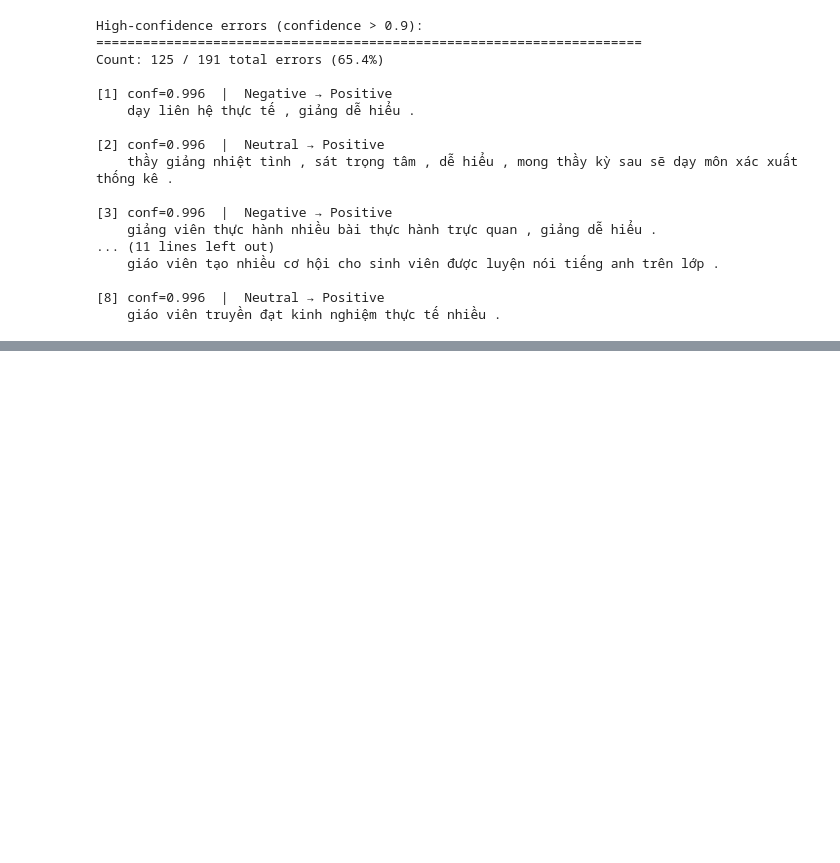
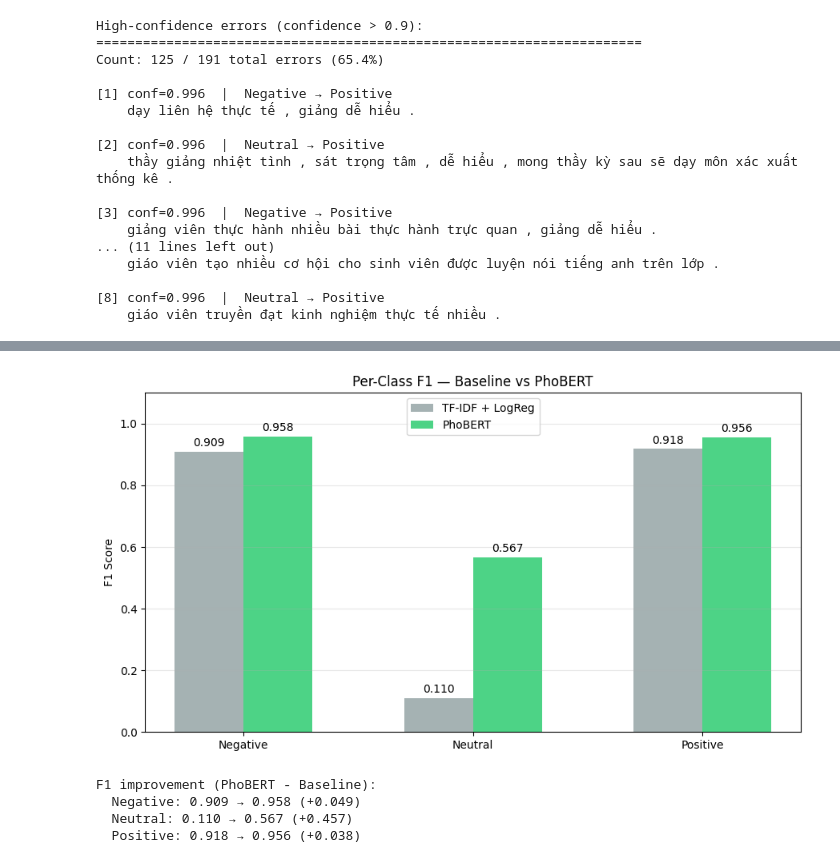
Before and after one commit to nguyenxuanha20210301/phobert-sentiment-analysis, a Jupyter notebook: notebooks/03_error_analysis.ipynb, the cells around one changed output, grey strips where cells are left out. Cells and saved outputs as stored; diff of their text form; code cells hidden in the pictures; blank space fills up the shorter version.

```diff
--- a/notebooks/03_error_analysis.ipynb
+++ b/notebooks/03_error_analysis.ipynb
@@ -371,0 +436,44 @@ Count: 125 / 191 total errors (65.4%)
+# %%
+# ============================================================
+# Per-class F1 comparison — shows where PhoBERT improved most
+# ============================================================
+from sklearn.metrics import f1_score as f1_per_class
+
+baseline_f1_per_class = f1_per_class(test_df['sentiment'], test_df['baseline_pred'], average=None)
+phobert_f1_per_class = f1_per_class(test_df['sentiment'], test_df['phobert_pred'], average=None)
+
+fig, ax = plt.subplots(figsize=(9, 5))
+x = np.arange(NUM_CLASSES)
+w = 0.3
+
+bars1 = ax.bar(x - w/2, baseline_f1_per_class, w, label='TF-IDF + LogReg', color='#95a5a6', alpha=0.85)
+bars2 = ax.bar(x + w/2, phobert_f1_per_class, w, label='PhoBERT', color='#2ecc71', alpha=0.85)
+
+for bars in [bars1, bars2]:
+    for bar in bars:
+        ax.text(bar.get_x() + bar.get_width()/2, bar.get_height() + 0.01,
+                f"{bar.get_height():.3f}", ha='center', va='bottom', fontsize=10)
+
+ax.set_xticks(x)
+ax.set_xticklabels(LABEL_NAMES)
+ax.set_ylabel('F1 Score')
+ax.set_title('Per-Class F1 — Baseline vs PhoBERT')
+ax.set_ylim(0, 1.1)
+ax.legend()
+ax.grid(axis='y', alpha=0.3)
+
+plt.tight_layout()
+plt.savefig(f'{BASE_DIR}/model_comparison_per_class.png', dpi=150, bbox_inches='tight')
+plt.show()
+
+# Show improvement
+print("\nF1 improvement (PhoBERT - Baseline):")
+for i, label in enumerate(LABEL_NAMES):
+    diff = phobert_f1_per_class[i] - baseline_f1_per_class[i]
+    print(f"  {label}: {baseline_f1_per_class[i]:.3f} → {phobert_f1_per_class[i]:.3f} ({diff:+.3f})")
+# %% [output]
+[figure, added]
+F1 improvement (PhoBERT - Baseline):
+  Negative: 0.909 → 0.958 (+0.049)
+  Neutral: 0.110 → 0.567 (+0.457)
+  Positive: 0.918 → 0.956 (+0.038)
```
Also changed, not shown: parts of 5 cells of this notebook.
